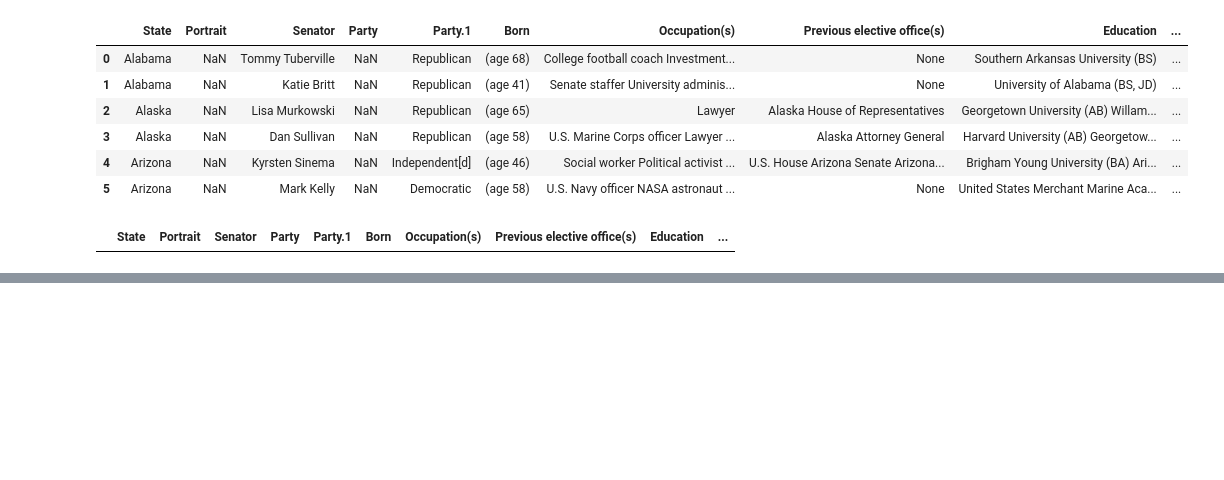
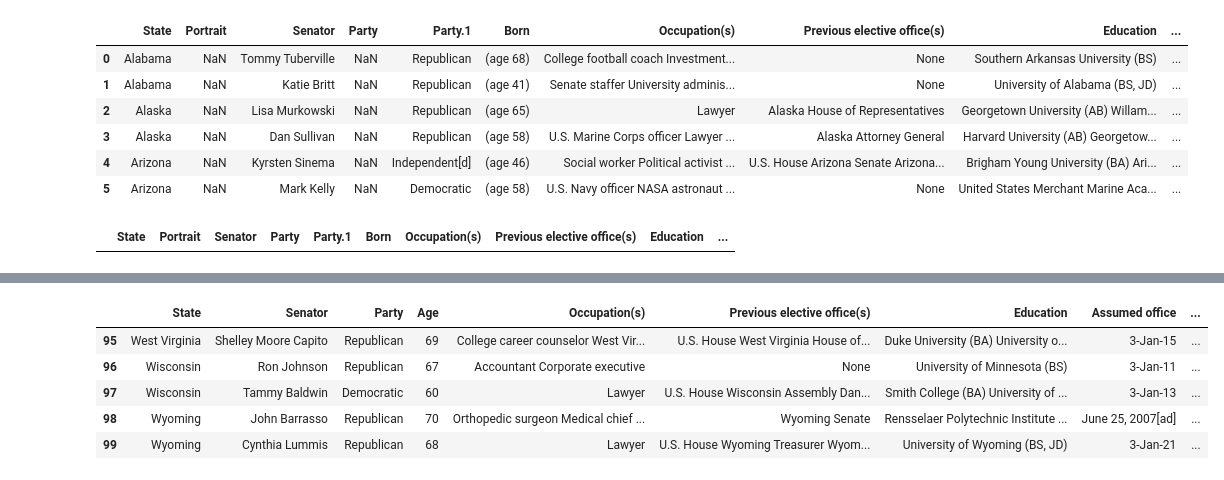
Before and after one commit to carlosmlosa/Unleashing_the_power_of_Twitter, a Jupyter notebook: Senators Dataset.ipynb, the cells around one changed output, grey strips where cells are left out. Saved outputs shown, nothing was run; the diff lists cells and outputs as text; code cells hidden in the pictures; blank space fills up the shorter version.

```diff
--- a/Senators Dataset.ipynb
+++ b/Senators Dataset.ipynb
@@ -123,0 +189,11 @@ df.to_csv('us_senators.csv', index = False)
+# %%
+# After Manual addition
+df = pd.read_csv('us_senators.csv')
+df.tail()
+# %% [output]
+|  | State | Senator | Party | Age | Occupation(s) | Previous elective office(s) | Education | Assumed office | ... |
+| 95 | West Virginia | Shelley Moore Capito | Republican | 69 | College career counselor West Vir... | U.S. House West Virginia House of... | Duke University (BA) University o... | 3-Jan-15 | ... |
+| 96 | Wisconsin | Ron Johnson | Republican | 67 | Accountant Corporate executive | None | University of Minnesota (BS) | 3-Jan-11 | ... |
+| 97 | Wisconsin | Tammy Baldwin | Democratic | 60 | Lawyer | U.S. House Wisconsin Assembly Dan... | Smith College (BA) University of ... | 3-Jan-13 | ... |
+| 98 | Wyoming | John Barrasso | Republican | 70 | Orthopedic surgeon Medical chief ... | Wyoming Senate | Rensselaer Polytechnic Institute ... | June 25, 2007[ad] | ... |
+| 99 | Wyoming | Cynthia Lummis | Republican | 68 | Lawyer | U.S. House Wyoming Treasurer Wyom... | University of Wyoming (BS, JD) | 3-Jan-21 | ... |
```
Also changed, not shown: parts of 15 cells of this notebook, 15 other files.
